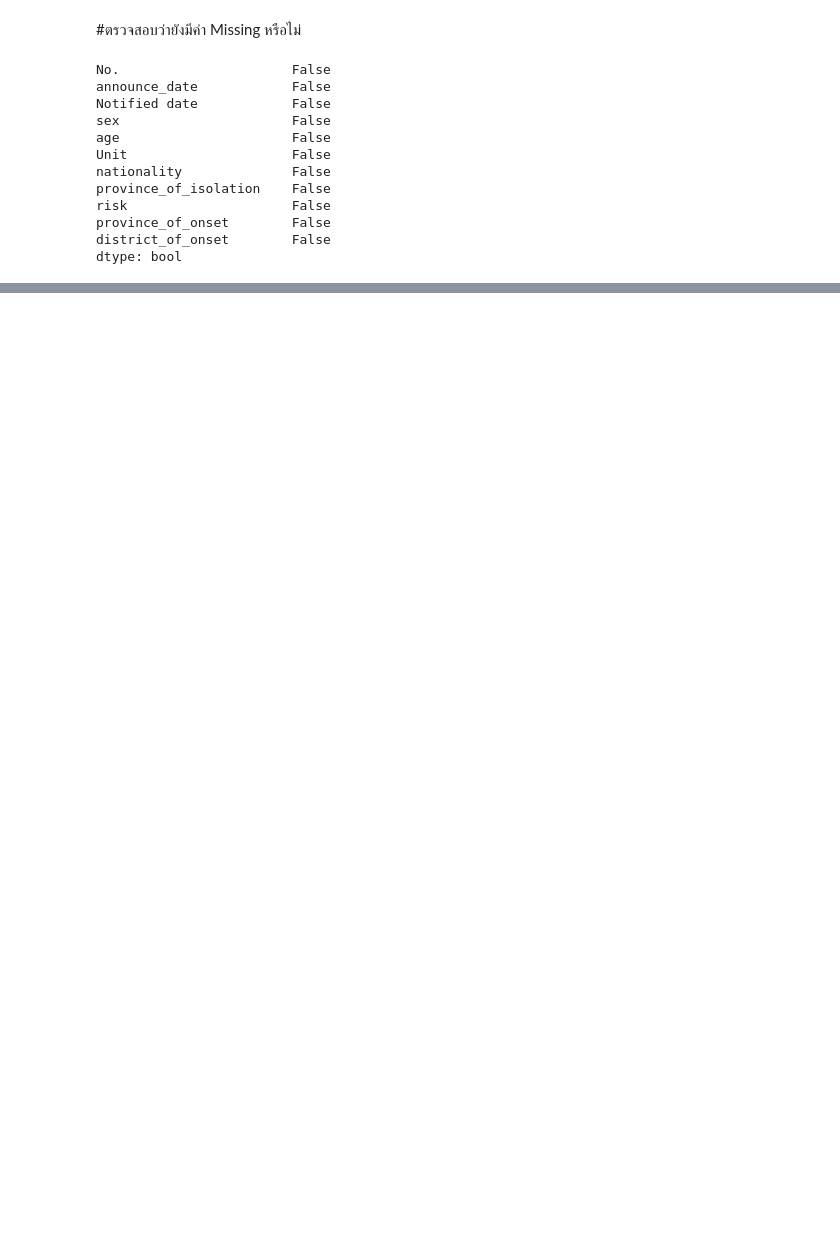
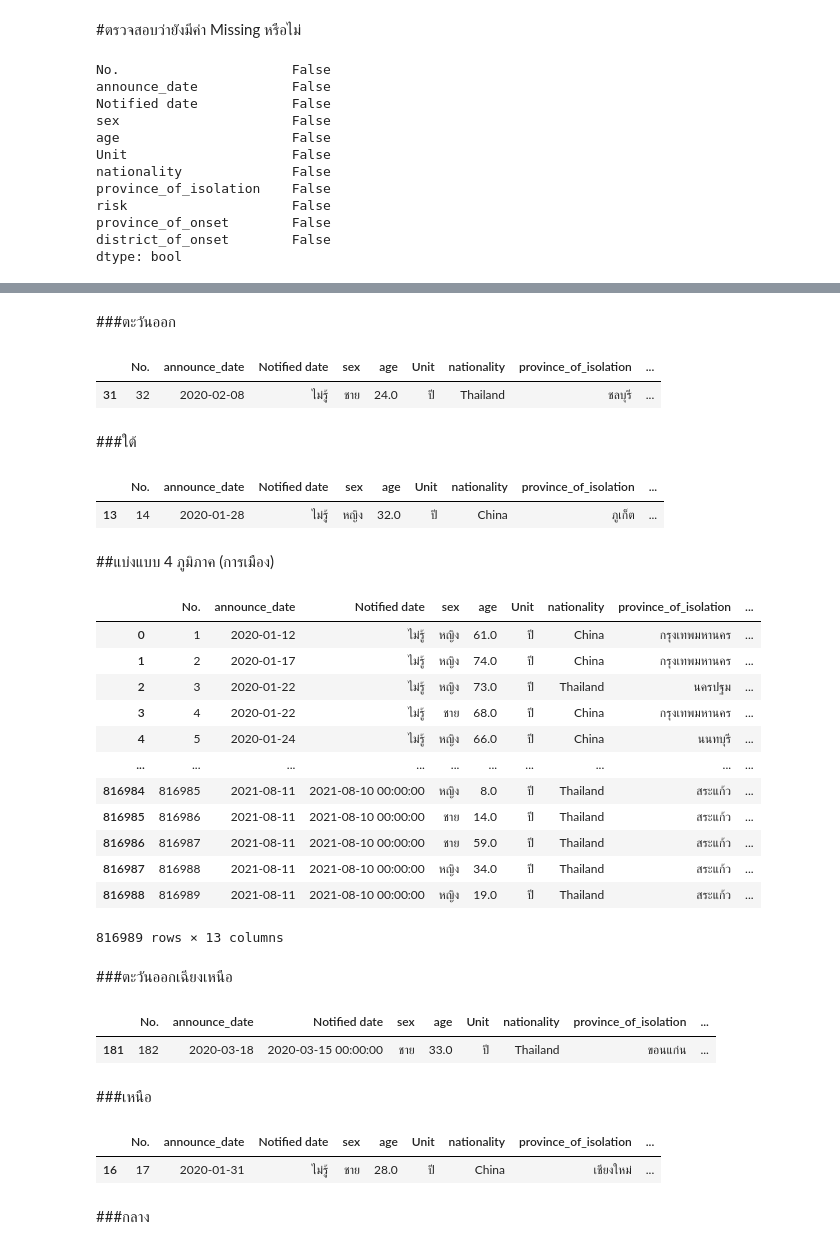
Before and after one commit to Wikanes-k/data_viz_2022, a Jupyter notebook: BasicPython&DataViz_midterm2022.ipynb, the cells around one changed output, grey strips where cells are left out. Drawn from its saved outputs; the diff is of its cells as text; code cells hidden in the pictures; blank space fills up the shorter version.

```diff
--- a/BasicPython&DataViz_midterm2022.ipynb
+++ b/BasicPython&DataViz_midterm2022.ipynb
@@ -177,0 +243,53 @@ dtype: bool
+# %% [markdown]
+###ตะวันออก
+# %%
+geo_east = geography[geography['6 ภูมิภาค (ภูมิศาสตร์)']=='ตะวันออก']
+geo_east.head(1)
+# %% [output]
+|  | No. | announce_date | Notified date | sex | age | Unit | nationality | province_of_isolation | ... |
+| 31 | 32 | 2020-02-08 | ไม่รู้ | ชาย | 24.0 | ปี | Thailand | ชลบุรี | ... |
+# %% [markdown]
+###ใต้
+# %%
+geo_south = geography[geography['6 ภูมิภาค (ภูมิศาสตร์)']=='ใต้']
+geo_south.head(1)
+# %% [output]
+|  | No. | announce_date | Notified date | sex | age | Unit | nationality | province_of_isolation | ... |
+| 13 | 14 | 2020-01-28 | ไม่รู้ | หญิง | 32.0 | ปี | China | ภูเก็ต | ... |
+# %% [markdown]
+##แบ่งแบบ 4 ภูมิภาค (การเมือง)
+# %%
+policy = personalcovid_data[['No.','announce_date','Notified date','sex','age','Unit','nationality','province_of_isolation','risk','province_of_onset','district_of_onset','จังหวัด','4 ภูมิภาค (การเมือง)']]
+policy
+# %% [output]
+|  | No. | announce_date | Notified date | sex | age | Unit | nationality | province_of_isolation | ... |
+| 0 | 1 | 2020-01-12 | ไม่รู้ | หญิง | 61.0 | ปี | China | กรุงเทพมหานคร | ... |
+| 1 | 2 | 2020-01-17 | ไม่รู้ | หญิง | 74.0 | ปี | China | กรุงเทพมหานคร | ... |
+| 2 | 3 | 2020-01-22 | ไม่รู้ | หญิง | 73.0 | ปี | Thailand | นครปฐม | ... |
+| 3 | 4 | 2020-01-22 | ไม่รู้ | ชาย | 68.0 | ปี | China | กรุงเทพมหานคร | ... |
+| 4 | 5 | 2020-01-24 | ไม่รู้ | หญิง | 66.0 | ปี | China | นนทบุรี | ... |
+| ... | ... | ... | ... | ... | ... | ... | ... | ... | ... |
+| 816984 | 816985 | 2021-08-11 | 2021-08-10 00:00:00 | หญิง | 8.0 | ปี | Thailand | สระแก้ว | ... |
+| 816985 | 816986 | 2021-08-11 | 2021-08-10 00:00:00 | ชาย | 14.0 | ปี | Thailand | สระแก้ว | ... |
+| 816986 | 816987 | 2021-08-11 | 2021-08-10 00:00:00 | ชาย | 59.0 | ปี | Thailand | สระแก้ว | ... |
+| 816987 | 816988 | 2021-08-11 | 2021-08-10 00:00:00 | หญิง | 34.0 | ปี | Thailand | สระแก้ว | ... |
+| 816988 | 816989 | 2021-08-11 | 2021-08-10 00:00:00 | หญิง | 19.0 | ปี | Thailand | สระแก้ว | ... |
+816989 rows × 13 columns
+# %% [markdown]
+###ตะวันออกเฉียงเหนือ
+# %%
+policy_northeast = policy[policy['4 ภูมิภาค (การเมือง)']=='ตะวันออกเฉียงเหนือ']
+policy_northeast.head(1)
+# %% [output]
+|  | No. | announce_date | Notified date | sex | age | Unit | nationality | province_of_isolation | ... |
+| 181 | 182 | 2020-03-18 | 2020-03-15 00:00:00 | ชาย | 33.0 | ปี | Thailand | ขอนแก่น | ... |
+# %% [markdown]
+###เหนือ
+# %%
+policy_north = policy[policy['4 ภูมิภาค (การเมือง)']=='เหนือ']
+policy_north.head(1)
+# %% [output]
+|  | No. | announce_date | Notified date | sex | age | Unit | nationality | province_of_isolation | ... |
+| 16 | 17 | 2020-01-31 | ไม่รู้ | ชาย | 28.0 | ปี | China | เชียงใหม่ | ... |
+# %% [markdown]
+###กลาง
```
Also changed, not shown: parts of 50 cells of this notebook.
